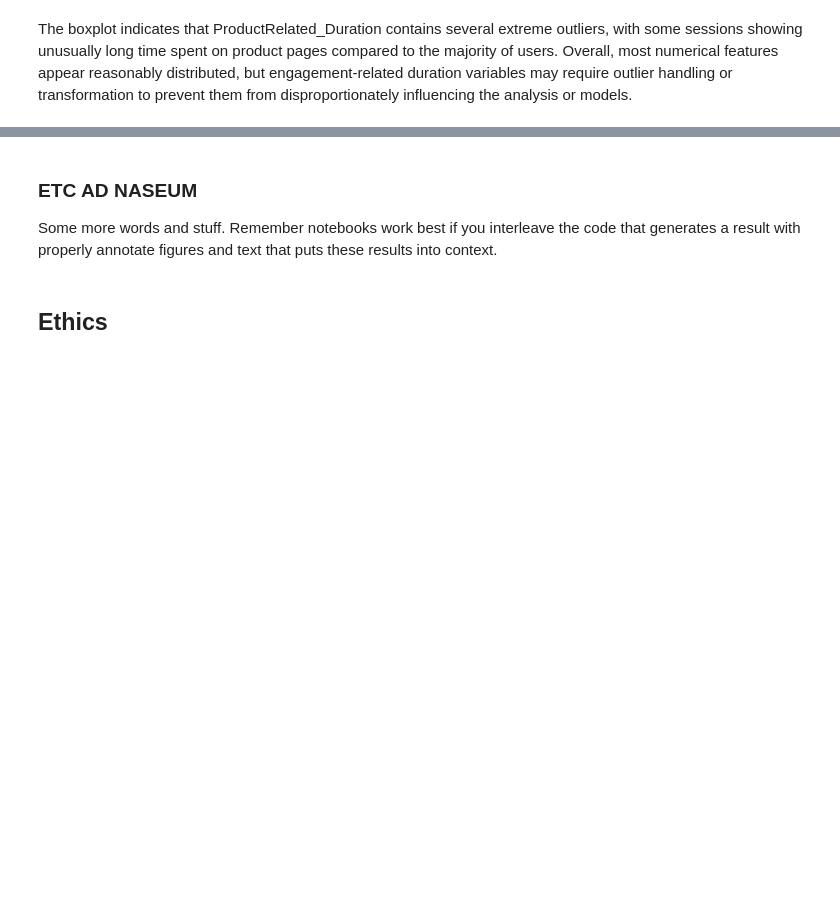
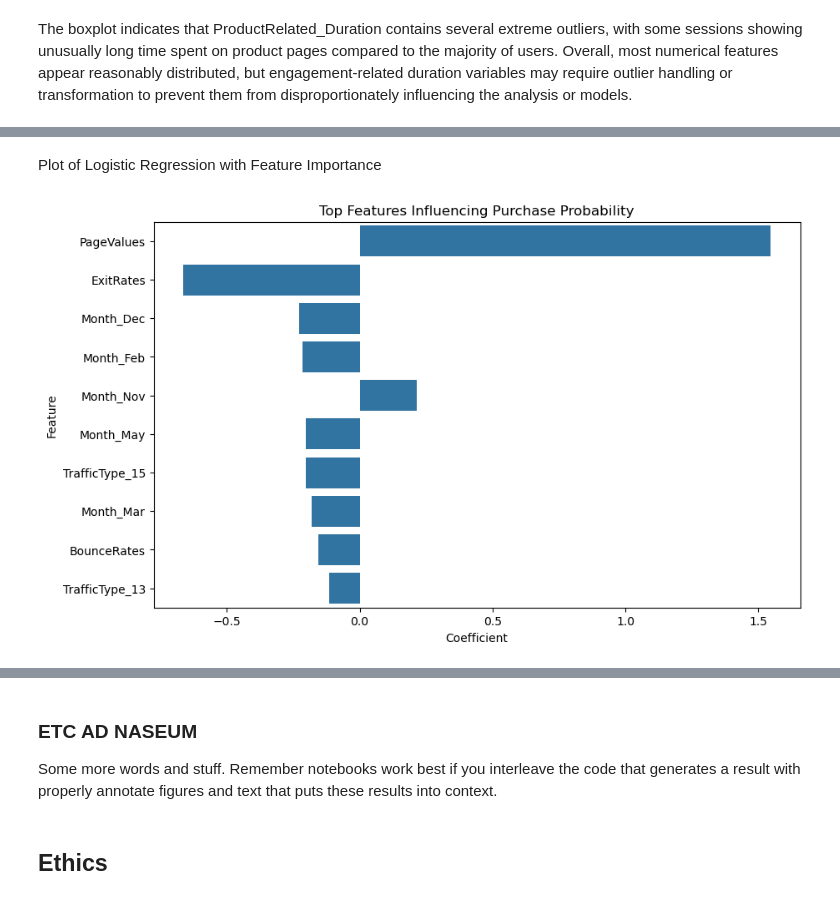
Before and after one commit to COGS108/Group067_WI26, a Jupyter notebook: 03-FinalProject.ipynb, the cells around one changed output, grey strips where cells are left out. Drawn from its saved outputs; the diff is of its cells as text; code cells hidden in the pictures; blank space fills up the shorter version.

Commit message:
Added logistic regression and results analysis

```diff
--- a/03-FinalProject.ipynb
+++ b/03-FinalProject.ipynb
@@ -807,0 +843,5 @@ Some more words and stuff.  Remember notebooks work best if you interleave the c
+# %%
+scaler = StandardScaler()
+
+X_train_scaled = scaler.fit_transform(X_train)
+X_test_scaled = scaler.transform(X_test)
@@ -807,0 +850,3 @@ Some more words and stuff.  Remember notebooks work best if you interleave the c
+# %%
+model = LogisticRegression(max_iter=1000)
+model.fit(X_train_scaled, y_train)
@@ -807,0 +865,5 @@ Some more words and stuff.  Remember notebooks work best if you interleave the c
+# %%
+importance = pd.DataFrame({"Feature": X.columns,"Coefficient": model.coef_[0]})
+importance["AbsCoeff"] = importance["Coefficient"].abs()
+importance = importance.sort_values(by="AbsCoeff", ascending=False)
+importance.head(10)
@@ -807,0 +882,11 @@ Some more words and stuff.  Remember notebooks work best if you interleave the c
+# %% [markdown]
+Plot of Logistic Regression with Feature Importance
+# %%
+plt.figure(figsize=(10,6))
+top_features = importance.head(10)
+sns.barplot(x="Coefficient",y="Feature",data=top_features)
+
+plt.title("Top Features Influencing Purchase Probability")
+plt.show()
+# %% [output]
+[figure, added]
```
Also changed, not shown: parts of 49 cells of this notebook.
